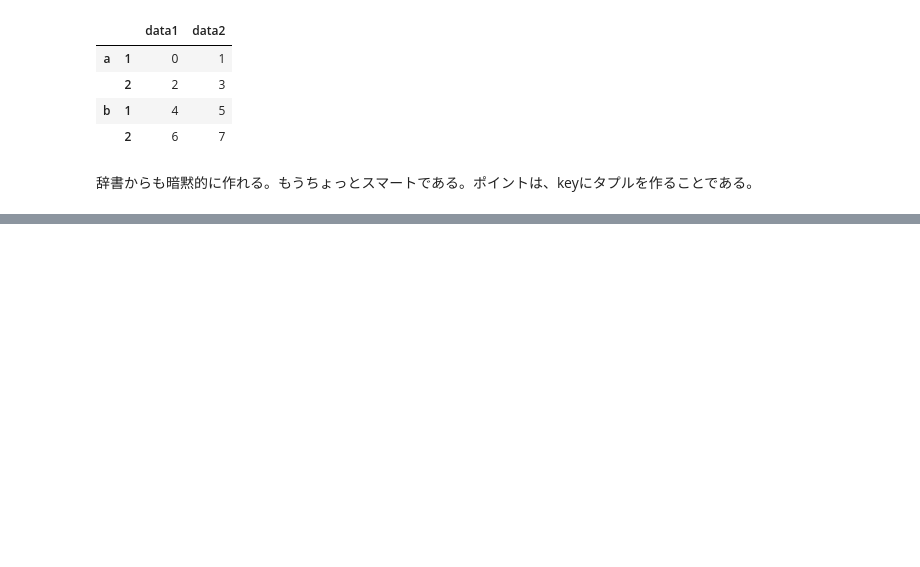
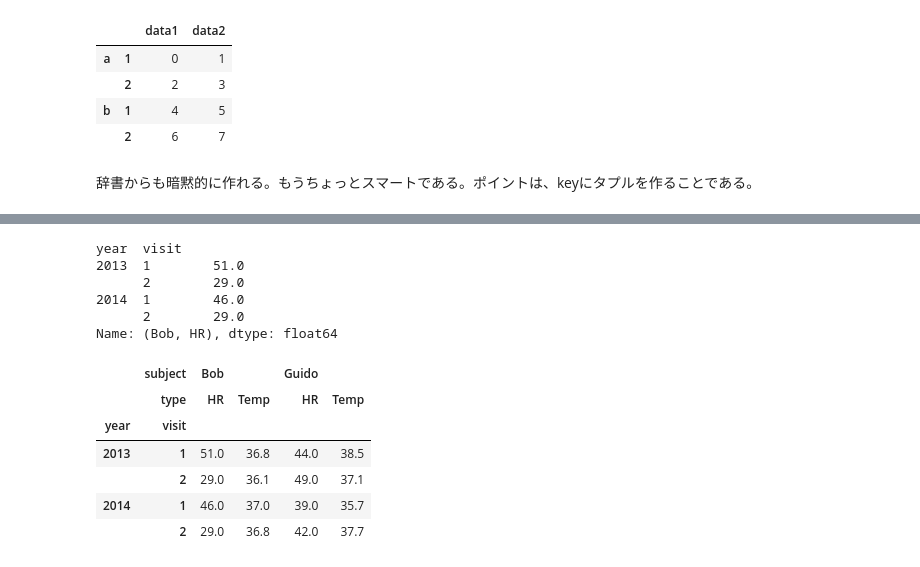
Before and after one commit to masakiaota/study, a Jupyter notebook: my_cheatsheet/Pandas.ipynb, the cells around one changed output, grey strips where cells are left out. Cells and saved outputs as stored; diff of their text form; code cells hidden in the pictures; blank space fills up the shorter version.

```diff
--- a/my_cheatsheet/Pandas.ipynb
+++ b/my_cheatsheet/Pandas.ipynb
@@ -386,0 +468,19 @@ df
+# %%
+health_data["Bob","HR"]
+# %% [output]
+year  visit
+2013  1        51.0
+      2        29.0
+2014  1        46.0
+      2        29.0
+Name: (Bob, HR), dtype: float64
+# %%
+health_data.loc[:,"Bob":"Guido"]
+# %% [output]
+|  | subject | Bob |  | Guido |  |
+|  | type | HR | Temp | HR | Temp |
+| year | visit |  |  |  |  |
+| 2013 | 1 | 51.0 | 36.8 | 44.0 | 38.5 |
+|  | 2 | 29.0 | 36.1 | 49.0 | 37.1 |
+| 2014 | 1 | 46.0 | 37.0 | 39.0 | 35.7 |
+|  | 2 | 29.0 | 36.8 | 42.0 | 37.7 |
```
Also changed, not shown: parts of 18 cells of this notebook.
